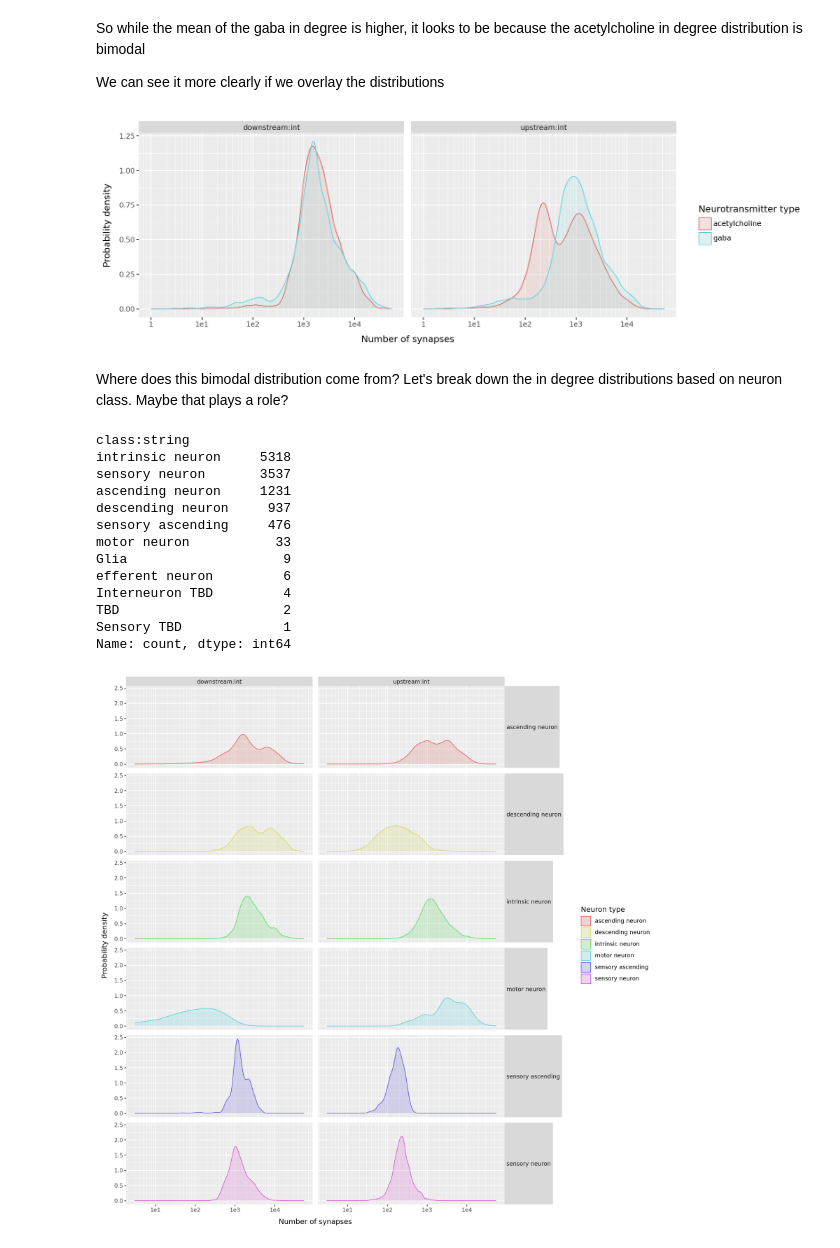
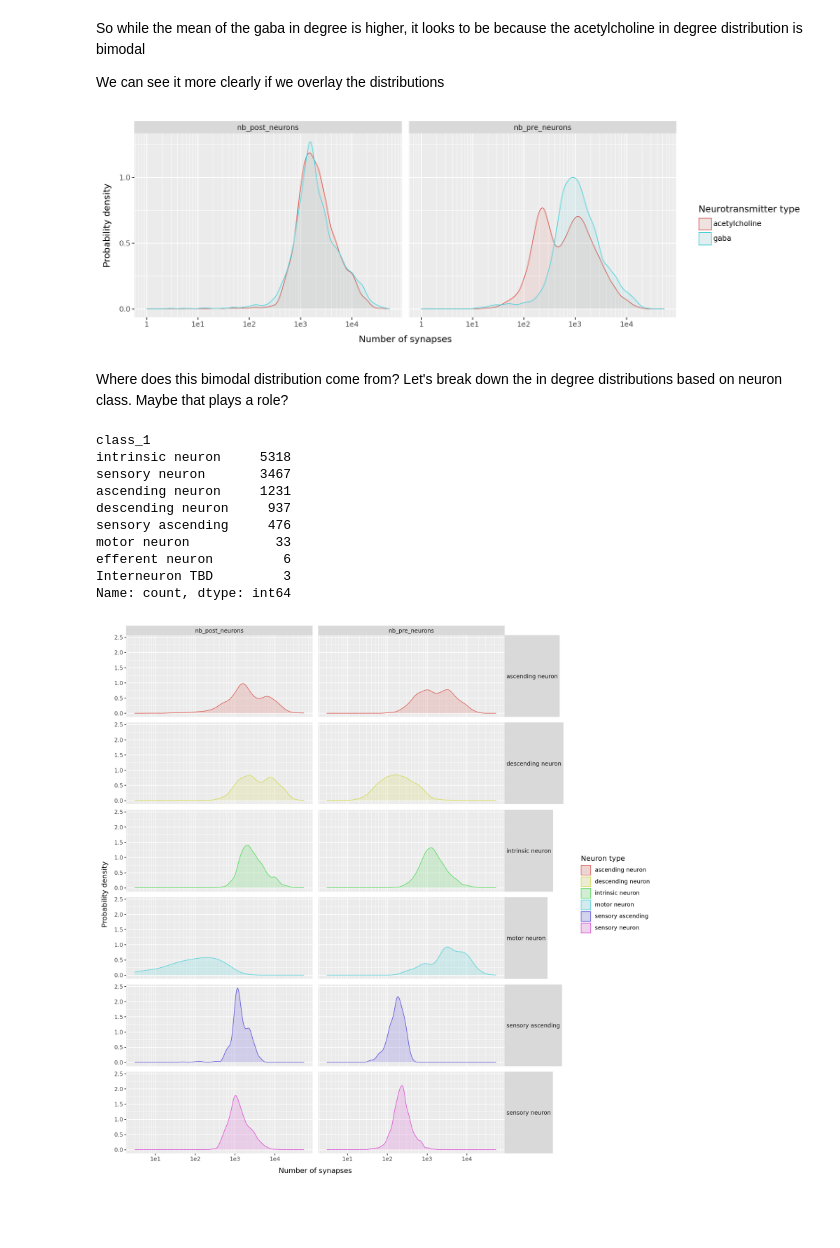
Before and after one commit to NeLy-EPFL/vnc_networks, a Jupyter notebook: scripts/examples/neuron_degree_vs_neurotransmitter.ipynb, the cells around one changed output. Cells and saved outputs as stored; diff of their text form; code cells hidden in the pictures; blank space fills up the shorter version.

```diff
--- a/scripts/examples/neuron_degree_vs_neurotransmitter.ipynb
+++ b/scripts/examples/neuron_degree_vs_neurotransmitter.ipynb
@@ -17,0 +17,3 @@ Attribute class:string not found in the graph. Adding it.
+# %%
+CR = ConnectomeReader("MANC", "v1.0")
+connections = Connections(CR=CR)  # entire datasets
@@ -18,13 +22,13 @@ Attribute class:string not found in the graph. Adding it.
 # %%
-details = get_nodes_data.load_data_neuron_set(
+details = CR.load_data_neuron_set(
     connections.get_neuron_bodyids(),
     [
-        "predictedNt:string",
-        "upstream:int",
-        "downstream:int",
-		"class:string",
+        "nt_type",
+        "nb_pre_neurons",
+        "nb_post_neurons",
+		"class_1",
     ],
 )
-details.loc[details["predictedNt:string"].isna(), "predictedNt:string"] = "None"
+details.loc[details["nt_type"].isna(), "nt_type"] = "None"
 details
 # %% [output]
@@ -56,4 +62,4 @@ Here we don't see the 4:1 ratio - there are 11675 excitatory neurons (acetylchol
 
 I'm not sure why there are 340K neurons with None as the neurotransmitter, so I remove them...
 # %%
-details = details.loc[details["predictedNt:string"] != "None"]
+details = details.loc[details["nt_type"] != "None"]
@@ -108,50 +114,47 @@ We can see it more clearly if we overlay the distributions
 # %%
 (
     ggplot(
-        details[details["predictedNt:string"].isin(["acetylcholine", "gaba"])].melt(
-            "predictedNt:string", ["upstream:int", "downstream:int"]
+        details[details["nt_type"].isin(["acetylcholine", "gaba"])].melt(
+            "nt_type", ["nb_pre_neurons", "nb_post_neurons"]
         ),
         aes(
             x="value",
-            color="predictedNt:string",
-            fill="predictedNt:string",
+            color="nt_type",
+            fill="nt_type",
         ),
     )
     + facet_wrap("variable")
     + geom_density(alpha=0.1)
     + scale_x_log10()
     + labs(
         y="Probability density",
         x="Number of synapses",
         color="Neurotransmitter type",
         fill="Neurotransmitter type",
     )
     + theme(figure_size=(12, 4))
 )
 # %% [output]
-[figure, old version]
+[figure, new version]
 # %% [markdown]
 Where does this bimodal distribution come from? Let's break down the in degree distributions based on neuron class. Maybe that plays a role?
 # %%
 classes_of_acetylcholine_neurons = details[
-    (details["predictedNt:string"] == "acetylcholine")
-    & (~details["class:string"].isna())
-]["class:string"].value_counts()
+    (details["nt_type"] == "acetylcholine")
+    & (~details["class_1"].isna())
+]["class_1"].value_counts()
 
 classes_of_acetylcholine_neurons
 # %% [output]
-class:string
+class_1
 intrinsic neuron     5318
-sensory neuron       3537
+sensory neuron       3467
 ascending neuron     1231
 descending neuron     937
 sensory ascending     476
 motor neuron           33
-Glia                    9
 efferent neuron         6
-Interneuron TBD         4
-TBD                     2
-Sensory TBD             1
+Interneuron TBD         3
 Name: count, dtype: int64
 # %%
 most_import_neuron_classes = classes_of_acetylcholine_neurons.index[
```
Also changed, not shown: parts of 10 cells of this notebook, 7 other files.
